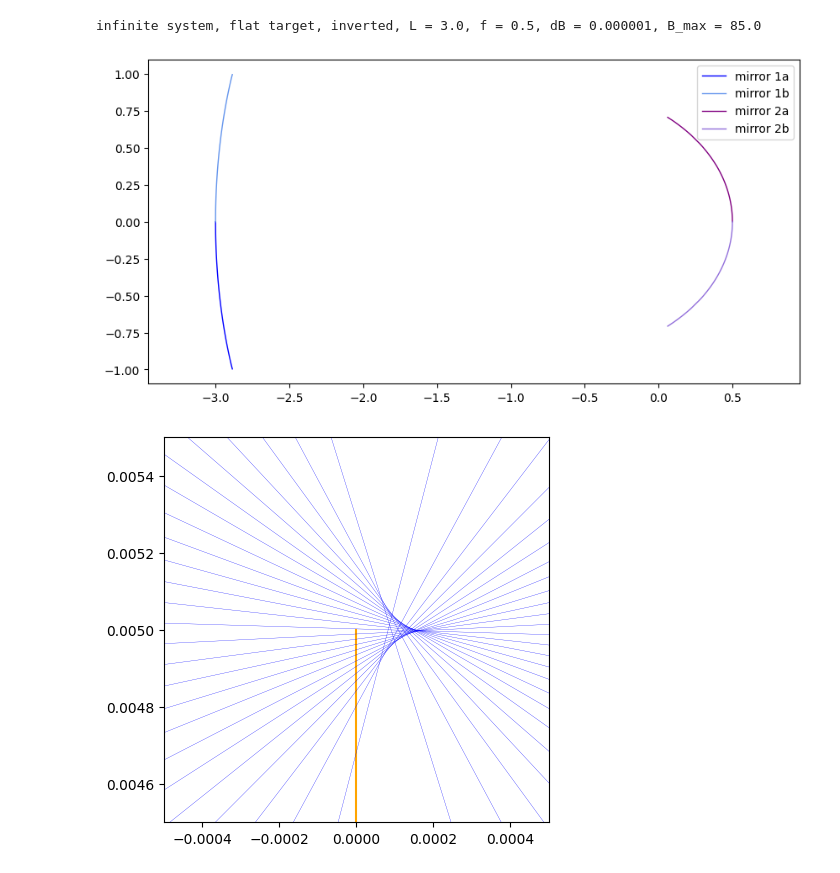
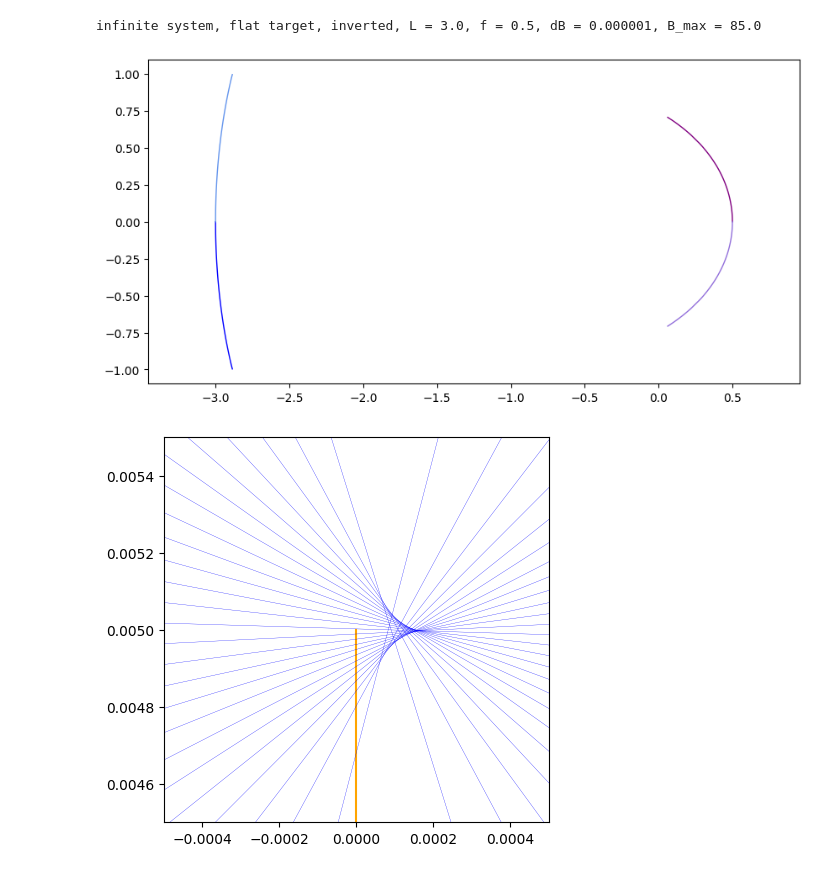
Before and after one commit to ssteinberg/solar_optical_concentrator, a Jupyter notebook: plotinf.ipynb, the cells around one changed output. Drawn from its saved outputs; the diff is of its cells as text; code cells hidden in the pictures.

```diff
--- a/plotinf.ipynb
+++ b/plotinf.ipynb
@@ -6,25 +6,25 @@ matplotlib.rc('figure', figsize = (10, 5))
 # %%
 flat_target, inv, L, f, dB, B_max = np.loadtxt('datainf/input.csv', delimiter = ',')
 mirror1a = np.loadtxt('datainf/mirror1a.csv', delimiter = ',')
 mirror1b = np.loadtxt('datainf/mirror1b.csv', delimiter = ',')
 mirror2a = np.loadtxt('datainf/mirror2a.csv', delimiter = ',')
 mirror2b = np.loadtxt('datainf/mirror2b.csv', delimiter = ',')
 
 target_text = "flat" if flat_target else "cylindrical"
 inverted_text = "inverted" if inv else "not inverted"
 print(f"infinite system, {target_text} target, {inverted_text}, L = {L}, f = {f}, dB = {dB :.6f}, B_max = {B_max}")
 
 plt.plot(mirror1a[:, 0], mirror1a[:, 1], linewidth = 1, c = 'blue', label = 'mirror 1a')
 plt.plot(mirror1b[:, 0], mirror1b[:, 1], linewidth = 1, c = 'cornflowerblue', label = 'mirror 1b')
 plt.plot(mirror2a[:, 0], mirror2a[:, 1], linewidth = 1, c = 'purple', label = 'mirror 2a')
 plt.plot(mirror2b[:, 0], mirror2b[:, 1], linewidth = 1, c = 'mediumpurple', label = 'mirror 2b')
 
 plt.axis('equal')
-plt.legend()
+# plt.legend()
 plt.show()
 # %% [output]
 infinite system, flat target, inverted, L = 3.0, f = 0.5, dB = 0.000001, B_max = 85.0
-[figure, old version]
+[figure, new version]
 # %%
 extr1 = np.loadtxt('datainf/extrinf1.csv', delimiter = ',')
 extr2 = np.loadtxt('datainf/extrinf2.csv', delimiter = ',')
```
Also changed, not shown: 2 other files.
